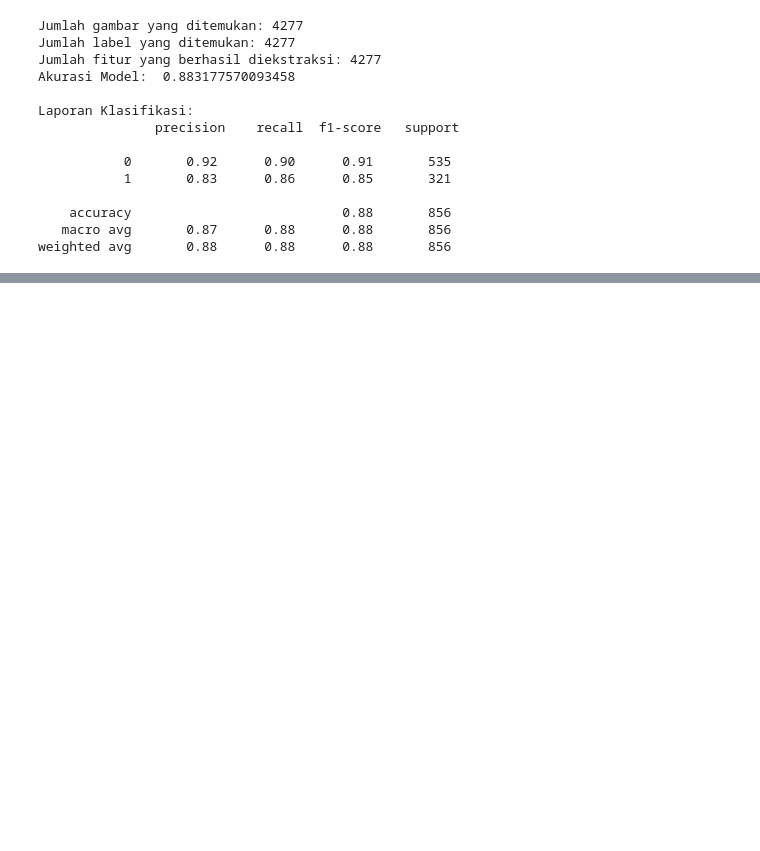
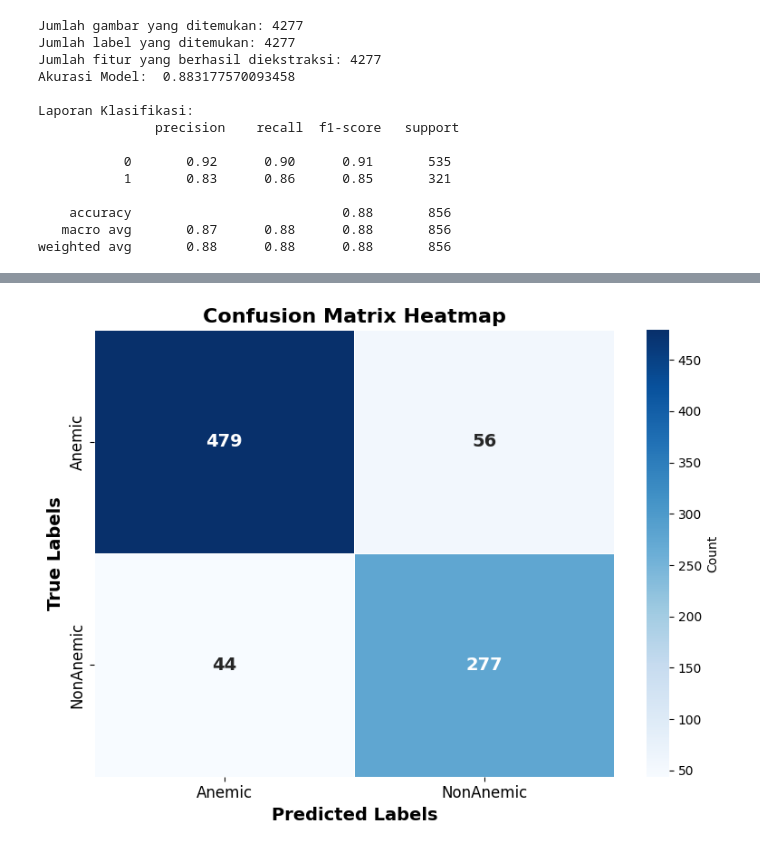
Before and after one commit to barunapasha/Image-Clarification, a Jupyter notebook: Test1.ipynb, the cells around one changed output, grey strips where cells are left out. Cells and saved outputs as stored; diff of their text form; code cells hidden in the pictures; blank space fills up the shorter version.

```diff
--- a/Test1.ipynb
+++ b/Test1.ipynb
@@ -309,0 +439,97 @@ weighted avg       0.88      0.88      0.88       856
+# %%
+import os
+import cv2
+import numpy as np
+from skimage.feature import hog
+from sklearn.model_selection import train_test_split
+from sklearn.svm import SVC
+from sklearn.metrics import classification_report, accuracy_score, confusion_matrix
+from sklearn.preprocessing import StandardScaler
+import matplotlib.pyplot as plt
+import seaborn as sns
+
+def extract_features_from_image(image_path):
+    try:
+        image = cv2.imread(image_path)
+        if image is None:
+            print(f"Gambar tidak dapat dibaca: {image_path}")
+            return None
+        image = cv2.resize(image, (64, 64))
+        gray_image = cv2.cvtColor(image, cv2.COLOR_BGR2GRAY)
+        fd, hog_image = hog(gray_image, orientations=9, pixels_per_cell=(8, 8), cells_per_block=(2, 2), visualize=True)
+        return fd
+    except Exception as e:
+        print(f"Error dalam memproses gambar {image_path}: {e}")
+        return None
+
+folder_path_anemic = 'anemic'
+folder_path_non_anemic = 'nonanemic'
+
+image_paths = []
+labels = []
+
+for image_name in os.listdir(folder_path_anemic):
+    image_path = os.path.join(folder_path_anemic, image_name)
+    if image_path.endswith('.jpg') or image_path.endswith('.png'):
+        image_paths.append(image_path)
+        labels.append('anemic')
+
+for image_name in os.listdir(folder_path_non_anemic):
+    image_path = os.path.join(folder_path_non_anemic, image_name)
+    if image_path.endswith('.jpg') or image_path.endswith('.png'):
+        image_paths.append(image_path)
+        labels.append('nonanemic')
+
+classes, counts = np.unique(labels, return_counts=True)
+plt.bar(classes, counts)
+plt.title("Distribusi Jumlah Gambar per Kelas")
+plt.xlabel("Kelas")
+plt.ylabel("Jumlah Gambar")
+plt.show()
+
+features = []
+valid_labels = []
+for image_path, label in zip(image_paths, labels):
+    feature = extract_features_from_image(image_path)
+    if feature is not None:
+        features.append(feature)
+        valid_labels.append(label)
+
+if len(features) == 0:
+    print("Tidak ada fitur yang berhasil diekstraksi. Pastikan gambar dapat dibaca dengan benar.")
+    exit()
+
+label_map = {'anemic': 0, 'nonanemic': 1}
+labels_numeric = np.array([label_map[label] for label in valid_labels])
+
+X_train, X_test, y_train, y_test = train_test_split(features, labels_numeric, test_size=0.2, random_state=42)
+
+scaler = StandardScaler()
+X_train_scaled = scaler.fit_transform(X_train)
+X_test_scaled = scaler.transform(X_test)
+
+svm = SVC(kernel='linear', random_state=42, class_weight='balanced')
+
+svm.fit(X_train_scaled, y_train)
+
+y_pred = svm.predict(X_test_scaled)
+
+print("Akurasi Model: ", accuracy_score(y_test, y_pred))
+print("\nLaporan Klasifikasi:\n", classification_report(y_test, y_pred))
+
+cm = confusion_matrix(y_test, y_pred)
+
+plt.figure(figsize=(8, 6))
+sns.heatmap(cm, annot=True, fmt='d', cmap='Blues', xticklabels=['Anemic', 'NonAnemic'], yticklabels=['Anemic', 'NonAnemic'],
+            annot_kws={"size": 14, "weight": "bold"}, cbar_kws={'label': 'Count'}, linewidths=0.5)
+
+plt.title("Confusion Matrix Heatmap", fontsize=16, weight='bold')
+plt.xlabel("Predicted Labels", fontsize=14, weight='bold')
+plt.ylabel("True Labels", fontsize=14, weight='bold')
+
+plt.xticks(fontsize=12)
+plt.yticks(fontsize=12)
+plt.tight_layout()
+
+plt.show()
+# %% [output]
@@ -309,0 +548 @@ weighted avg       0.88      0.88      0.88       856
+[figure, added]
```
Also changed, not shown: parts of 3 cells of this notebook, 2 other files.
